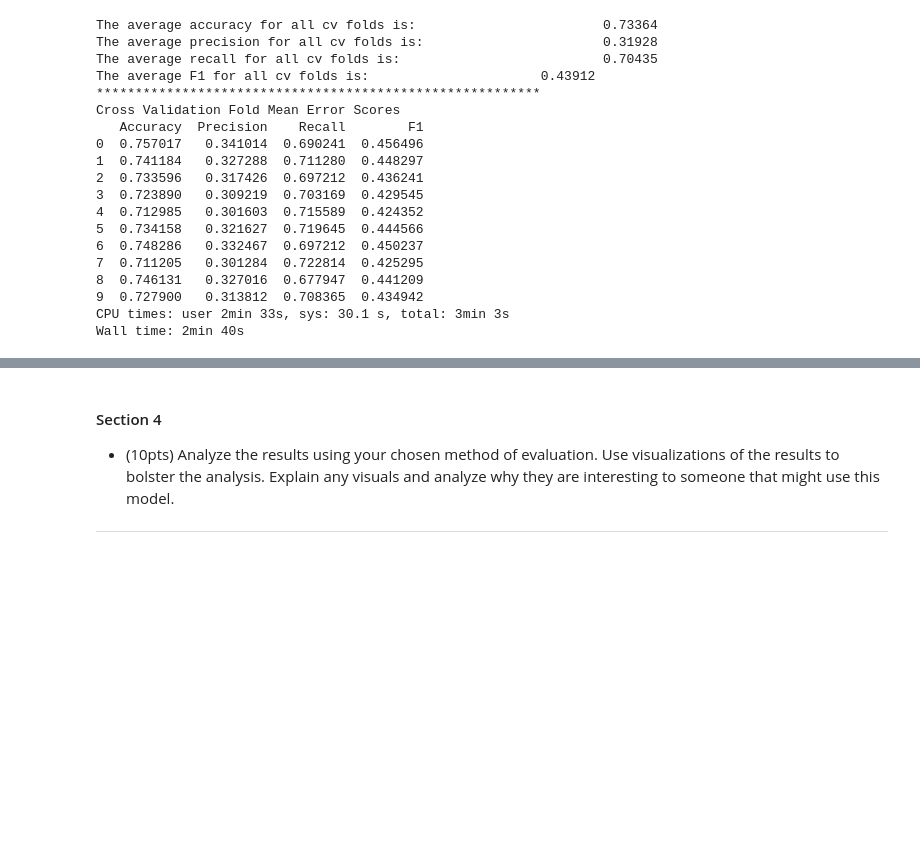
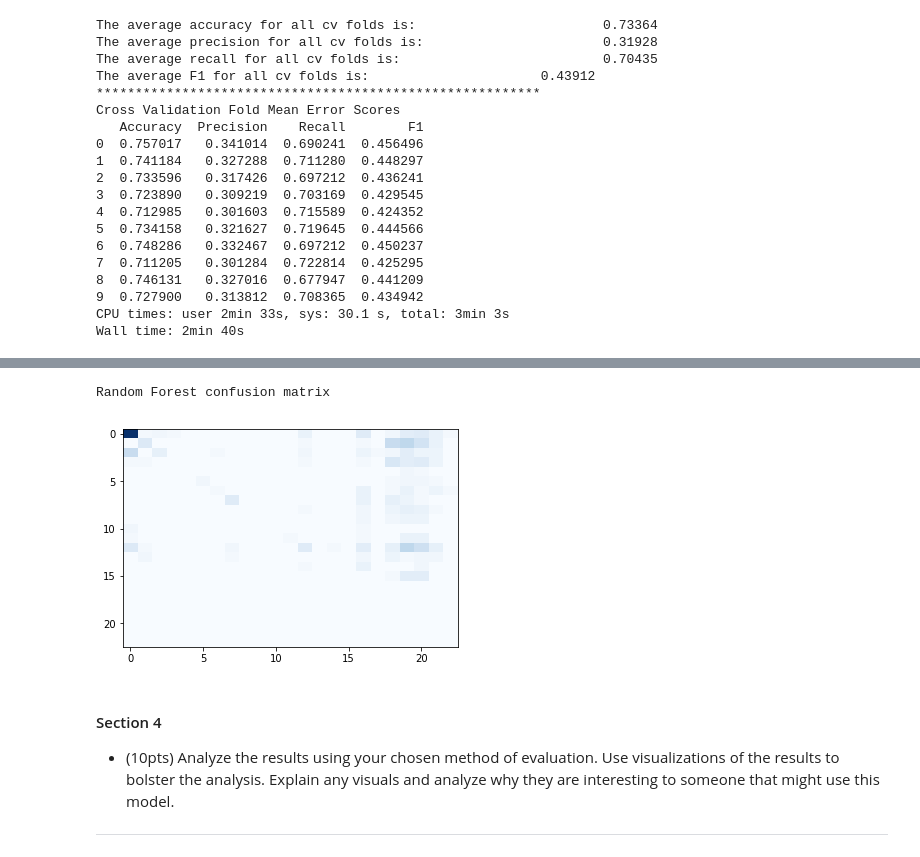
Before and after one commit to i4a/olympics, a Jupyter notebook: LabAssignmentTwo.ipynb, the cells around one changed output, grey strips where cells are left out. Drawn from its saved outputs; the diff is of its cells as text; code cells hidden in the pictures; blank space fills up the shorter version.

```diff
--- a/LabAssignmentTwo.ipynb
+++ b/LabAssignmentTwo.ipynb
@@ -728,3 +1133,11 @@ Wall time: 2min 40s
+# %%
+print('Random Forest confusion matrix')
+cm = mt.confusion_matrix(y_test_task2.argmax(axis=1),yhat.argmax(axis=1))
+plt.imshow(cm,cmap=plt.get_cmap('Blues'),aspect='auto')
+plt.grid(False)
+# %% [output]
+Random Forest confusion matrix
+[figure, added]
 # %% [markdown]
 #### Section 4
 
```
Also changed, not shown: parts of 45 cells of this notebook.
